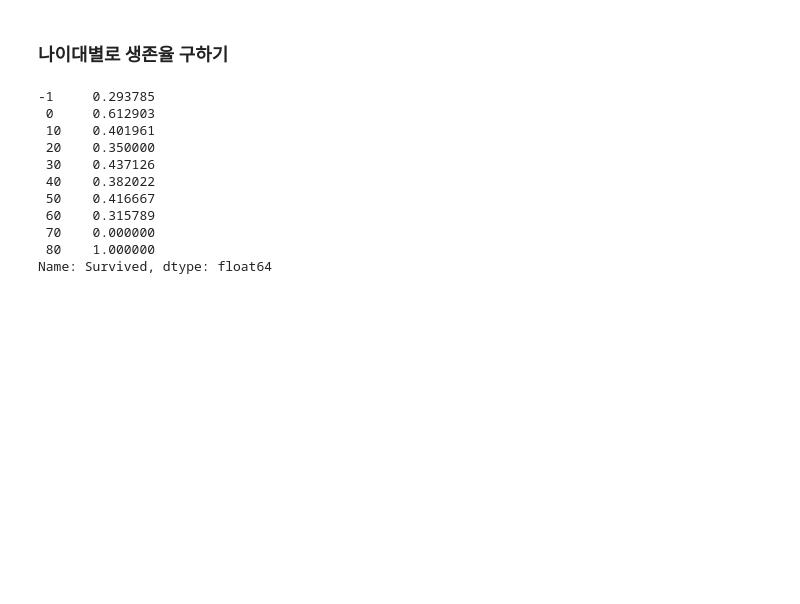
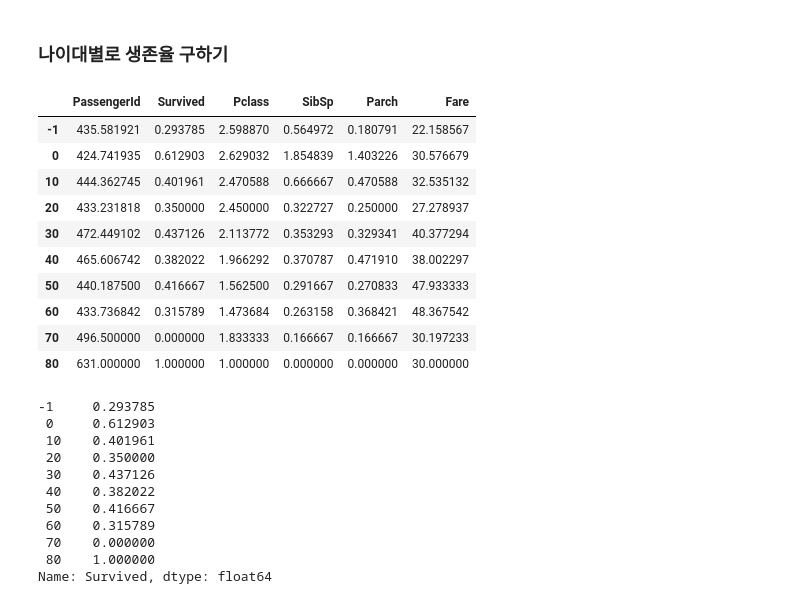
Before and after one commit to khleeYonsei/FCampus, a Jupyter notebook: Part4_Pandas_Chapter_05_Groupby.ipynb, the cells around one changed output. Drawn from its saved outputs; the diff is of its cells as text; code cells hidden in the pictures; blank space fills up the shorter version.

Commit message:
Part4_Pandas_Chapter_05_DataFrame_Groupby.ipynb

```diff
--- a/Part4_Pandas_Chapter_05_Groupby.ipynb
+++ b/Part4_Pandas_Chapter_05_Groupby.ipynb
@@ -1193,6 +1251,20 @@ def age_categorize(age):
     if math.isnan(age):
         return -1
     return math.floor(age/10) * 10
+# %%
+df.set_index('Age').groupby(age_categorize).mean()
+# %% [output]
+|  | PassengerId | Survived | Pclass | SibSp | Parch | Fare |
+| -1 | 435.581921 | 0.293785 | 2.598870 | 0.564972 | 0.180791 | 22.158567 |
+| 0 | 424.741935 | 0.612903 | 2.629032 | 1.854839 | 1.403226 | 30.576679 |
+| 10 | 444.362745 | 0.401961 | 2.470588 | 0.666667 | 0.470588 | 32.535132 |
+| 20 | 433.231818 | 0.350000 | 2.450000 | 0.322727 | 0.250000 | 27.278937 |
+| 30 | 472.449102 | 0.437126 | 2.113772 | 0.353293 | 0.329341 | 40.377294 |
+| 40 | 465.606742 | 0.382022 | 1.966292 | 0.370787 | 0.471910 | 38.002297 |
+| 50 | 440.187500 | 0.416667 | 1.562500 | 0.291667 | 0.270833 | 47.933333 |
+| 60 | 433.736842 | 0.315789 | 1.473684 | 0.263158 | 0.368421 | 48.367542 |
+| 70 | 496.500000 | 0.000000 | 1.833333 | 0.166667 | 0.166667 | 30.197233 |
+| 80 | 631.000000 | 1.000000 | 1.000000 | 0.000000 | 0.000000 | 30.000000 |
 # %%
 df.set_index('Age').groupby(age_categorize).mean()['Survived']
 # %% [output]
```
Also changed, not shown: parts of 5 cells of this notebook.
